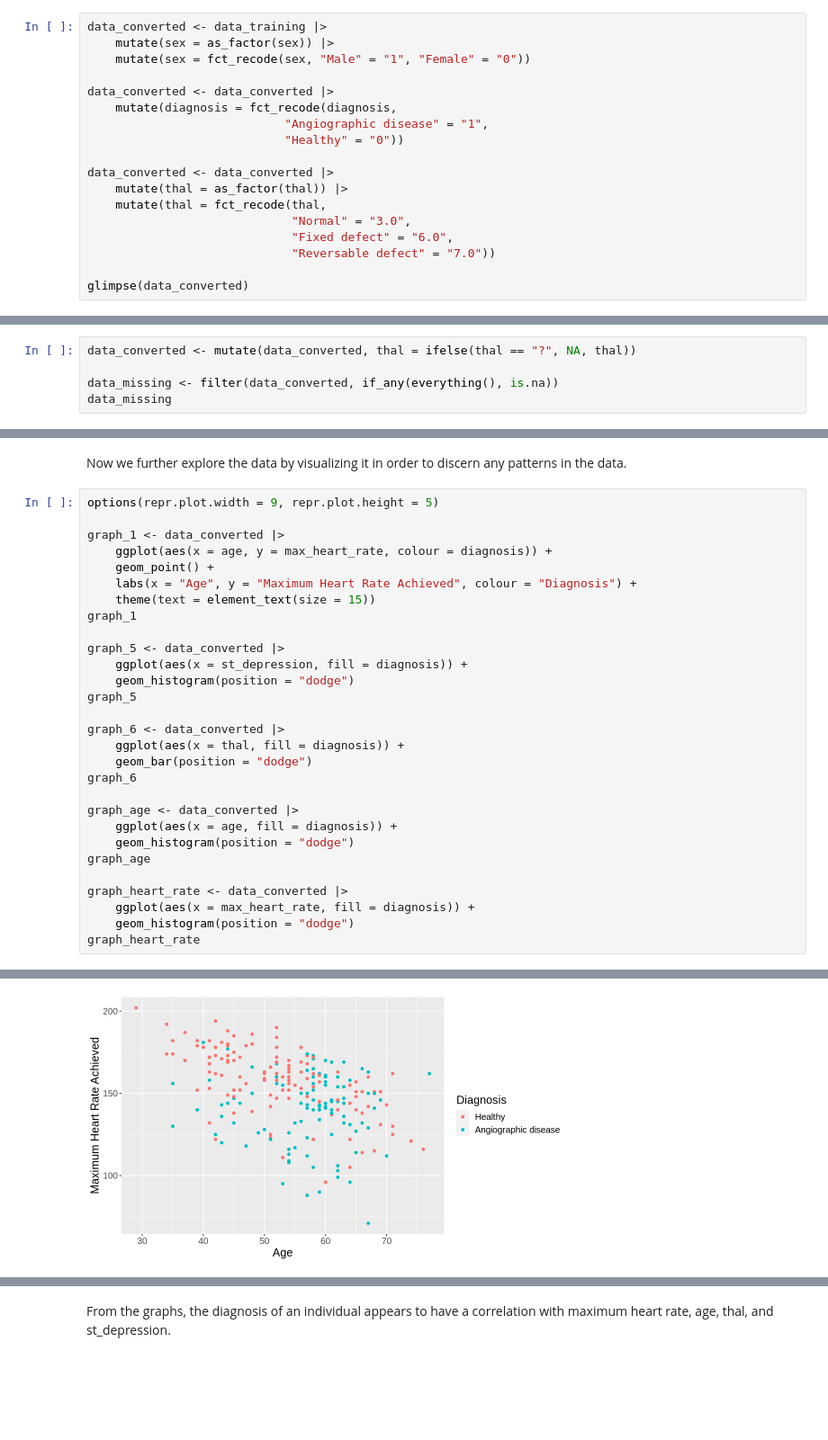
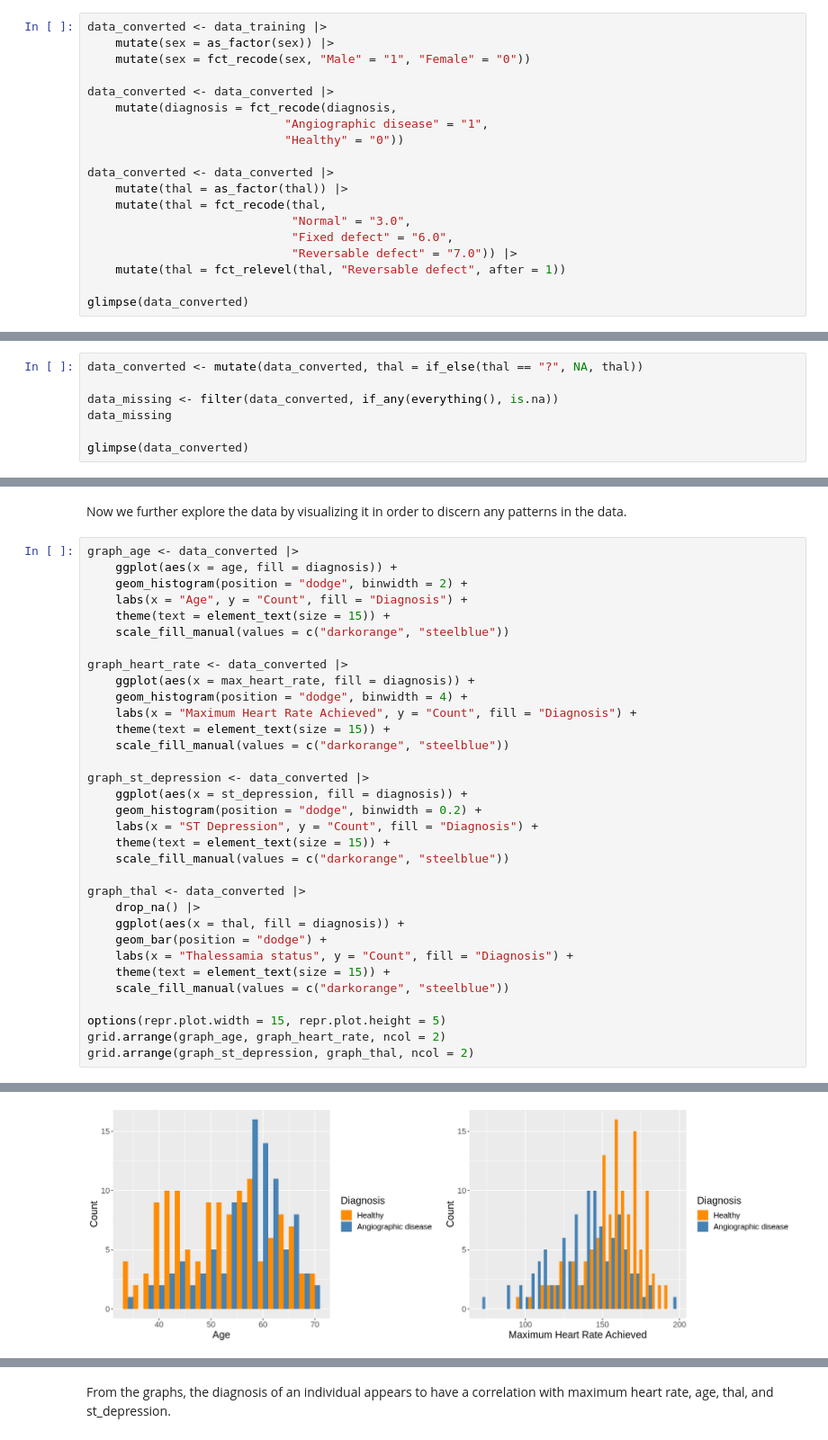
Before and after one commit to goete/Heart-Disease-Prediction-Modelling, a Jupyter notebook: proposal.ipynb, the cells around one changed output, grey strips where cells are left out. Shown at 90% size. Saved outputs shown, nothing was run; the diff lists cells and outputs as text; blank space fills up the shorter version.

Commit message:
Finished graphs

```diff
--- a/proposal.ipynb
+++ b/proposal.ipynb
@@ -67,7 +84,8 @@ data_converted <- data_converted |>
     mutate(thal = fct_recode(thal,
                              "Normal" = "3.0",
                              "Fixed defect" = "6.0",
-                             "Reversable defect" = "7.0"))
+                             "Reversable defect" = "7.0")) |>
+    mutate(thal = fct_relevel(thal, "Reversable defect", after = 1))
 
 glimpse(data_converted)
 # %% [output]
@@ -132,10 +150,12 @@ A tibble: 1 × 1
 # %% [markdown]
 So we see that, luckily, only 1 row has missing data. To make it more useful, we will rename the "?" to N/A in the code below. Additionally, the classes appear to be roughly balanced, with around the same number of positive diagnoses as negative (healthy).
 # %%
-data_converted <- mutate(data_converted, thal = ifelse(thal == "?", NA, thal))
+data_converted <- mutate(data_converted, thal = if_else(thal == "?", NA, thal))
 
 data_missing <- filter(data_converted, if_any(everything(), is.na))
 data_missing
+
+glimpse(data_converted)
 # %% [output]
 A tibble: 1 × 6
 | age | sex | max_heart_rate | st_depression | thal | diagnosis |
@@ -144,32 +172,36 @@ A tibble: 1 × 6
 # %% [markdown]
 Now we further explore the data by visualizing it in order to discern any patterns in the data.
 # %%
-options(repr.plot.width = 9, repr.plot.height = 5)
-
-graph_1 <- data_converted |>
-    ggplot(aes(x = age, y = max_heart_rate, colour = diagnosis)) +
-    geom_point() +
-    labs(x = "Age", y = "Maximum Heart Rate Achieved", colour = "Diagnosis") +
-    theme(text = element_text(size = 15))
-graph_1
-
-graph_5 <- data_converted |>
-    ggplot(aes(x = st_depression, fill = diagnosis)) +
-    geom_histogram(position = "dodge")
-graph_5
-
-graph_6 <- data_converted |>
-    ggplot(aes(x = thal, fill = diagnosis)) +
-    geom_bar(position = "dodge")
-graph_6
-
 graph_age <- data_converted |>
     ggplot(aes(x = age, fill = diagnosis)) +
-    geom_histogram(position = "dodge")
-graph_age
+    geom_histogram(position = "dodge", binwidth = 2) +
+    labs(x = "Age", y = "Count", fill = "Diagnosis") +
+    theme(text = element_text(size = 15)) +
+    scale_fill_manual(values = c("darkorange", "steelblue"))
 
 graph_heart_rate <- data_converted |>
     ggplot(aes(x = max_heart_rate, fill = diagnosis)) +
-    geom_histogram(position = "dodge")
-graph_heart_rate
+    geom_histogram(position = "dodge", binwidth = 4) +
+    labs(x = "Maximum Heart Rate Achieved", y = "Count", fill = "Diagnosis") +
+    theme(text = element_text(size = 15)) +
+    scale_fill_manual(values = c("darkorange", "steelblue"))
+
+graph_st_depression <- data_converted |>
+    ggplot(aes(x = st_depression, fill = diagnosis)) +
+    geom_histogram(position = "dodge", binwidth = 0.2) +
+    labs(x = "ST Depression", y = "Count", fill = "Diagnosis") +
+    theme(text = element_text(size = 15)) +
+    scale_fill_manual(values = c("darkorange", "steelblue"))
+
+graph_thal <- data_converted |>
+    drop_na() |>
+    ggplot(aes(x = thal, fill = diagnosis)) +
+    geom_bar(position = "dodge") +
+    labs(x = "Thalessamia status", y = "Count", fill = "Diagnosis") +
+    theme(text = element_text(size = 15)) +
+    scale_fill_manual(values = c("darkorange", "steelblue"))
+
+options(repr.plot.width = 15, repr.plot.height = 5)
+grid.arrange(graph_age, graph_heart_rate, ncol = 2)
+grid.arrange(graph_st_depression, graph_thal, ncol = 2)
 # %% [output]
@@ -177 +208 @@ graph_heart_rate
-[figure, old version]
+[figure, new version]
```
Also changed, not shown: parts of 7 cells of this notebook.
